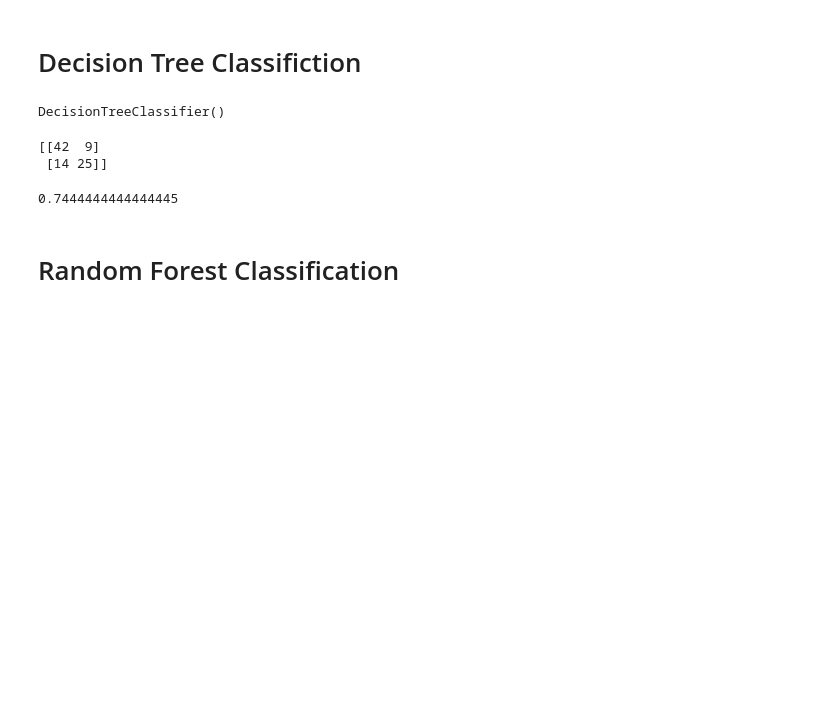
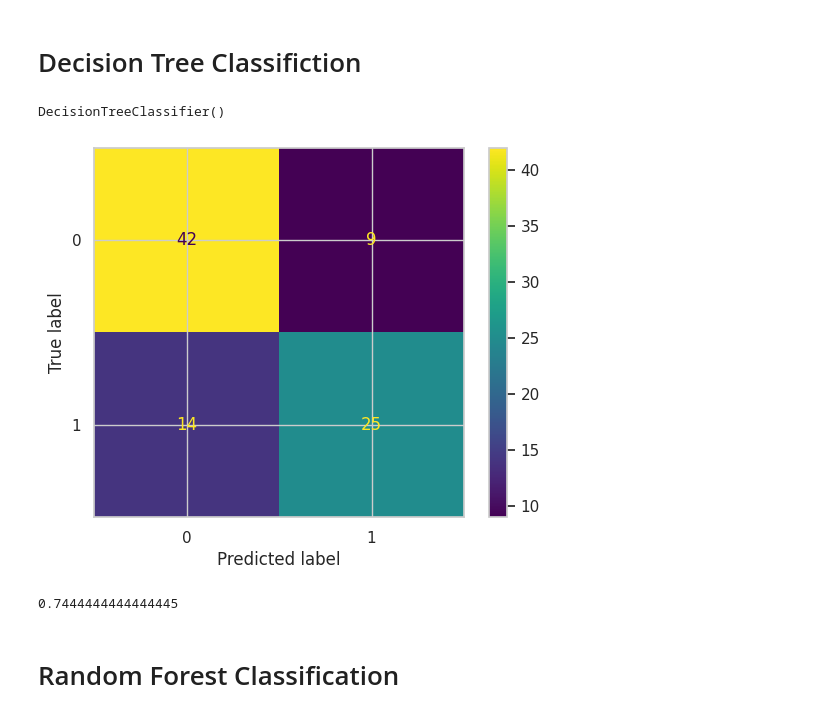
Before and after one commit to Beshoyqulta/data-mining-project, a Jupyter notebook: data_mining.ipynb, the cells around one changed output. Drawn from its saved outputs; the diff is of its cells as text; code cells hidden in the pictures; blank space fills up the shorter version.

```diff
--- a/data_mining.ipynb
+++ b/data_mining.ipynb
@@ -246,15 +250,19 @@ dt_model.fit(X_train,y_train)
 DecisionTreeClassifier()
 # %%
 dt_pred = dt_model.predict(X_test)
+# %%
+cm = confusion_matrix(y_test,dt_pred)
+cm_display = metrics.ConfusionMatrixDisplay(confusion_matrix = cm, display_labels = [0, 1])
+
+cm_display.plot()
+plt.show()
+# %% [output]
+[figure, added]
 # %%
-confusion_matrix(y_test,dt_pred)
+dt_accuracy = accuracy_score(y_test,dt_pred)
+dt_accuracy
 # %% [output]
-[[42  9]
- [14 25]]
+0.7444444444444445
-# %%
-accuracy_score(y_test,dt_pred)
-# %% [output]
-0.7444444444444445
 # %% [markdown]
 # Random Forest Classification
 # %%
```
Also changed, not shown: parts of 11 cells of this notebook.
